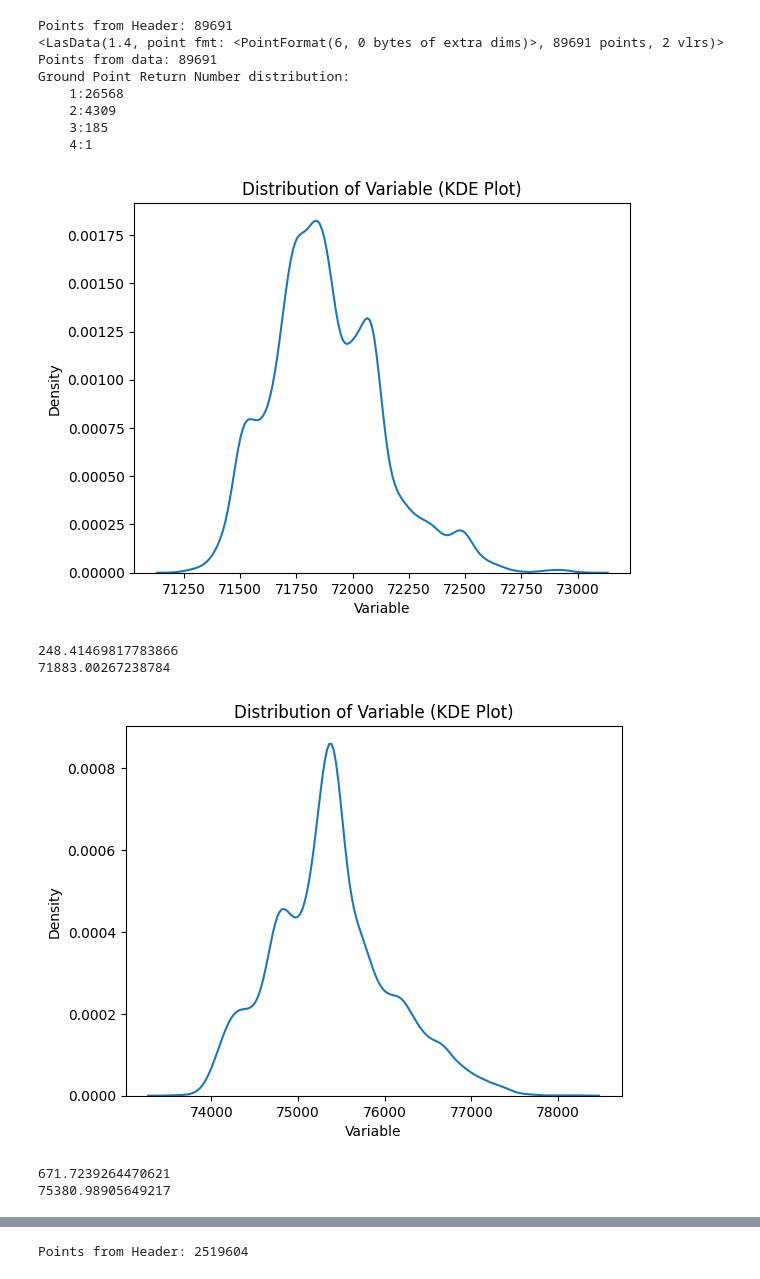
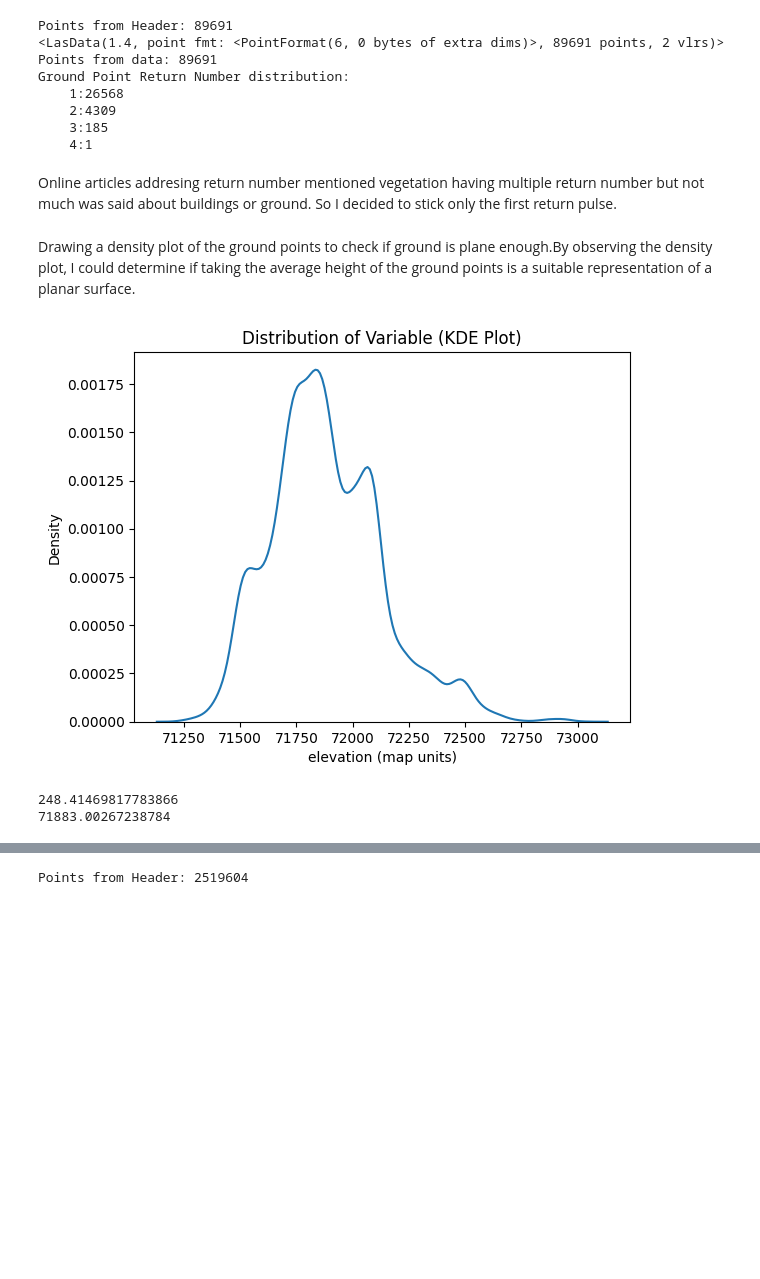
Before and after one commit to aimbot6120/lidar_shenanigans, a Jupyter notebook: code/lidar_building_height.ipynb, the cells around one changed output, grey strips where cells are left out. Cells and saved outputs as stored; diff of their text form; code cells hidden in the pictures; blank space fills up the shorter version.

```diff
--- a/code/lidar_building_height.ipynb
+++ b/code/lidar_building_height.ipynb
@@ -71,6 +83,8 @@ pointformat = las.point_format
 #     print(spec.name)
 
 # list(pointformat.dimension_names)
+# %% [markdown]
+Online articles addresing return number mentioned vegetation having multiple return number but not much was said about buildings or ground. So I decided to stick only the first return pulse.
 # %%
 ground_points = las.points[(las.classification == 2) & (las.return_number == 1)]
 building_points = las.points[(las.classification == 6) & (las.return_number == 1)]
@@ -78,20 +91,19 @@ unclassified_points = las.points[(las.classification == 1) & (las.return_number
+# %% [markdown]
+Drawing a density plot of the ground points to check if ground is plane enough.By observing the density plot, I could determine if taking the average height of the ground points is a suitable representation of a planar surface.
 # %%
 import seaborn as sns
 
-def show_stats(points):
+def show_stats(points,xlabel = 'Variable', ylabel =  'Density'):
   sns.kdeplot(points)
-  plt.xlabel('Variable')
-  plt.ylabel('Density')
+  plt.xlabel(xlabel)
+  plt.ylabel(ylabel)
   plt.title('Distribution of Variable (KDE Plot)')
   plt.show()
   print(np.std(points))
   print(np.mean(points))
 
-show_stats(ground_points["Z"])
+show_stats(ground_points["Z"],"elevation (map units)")
 # %% [output]
-[figure, old version]
+[figure, new version]
 248.41469817783866
 71883.00267238784
-[figure, removed]
-671.7239264470621
-75380.98905649217
```
Also changed, not shown: parts of 35 cells of this notebook, 5 other files.
